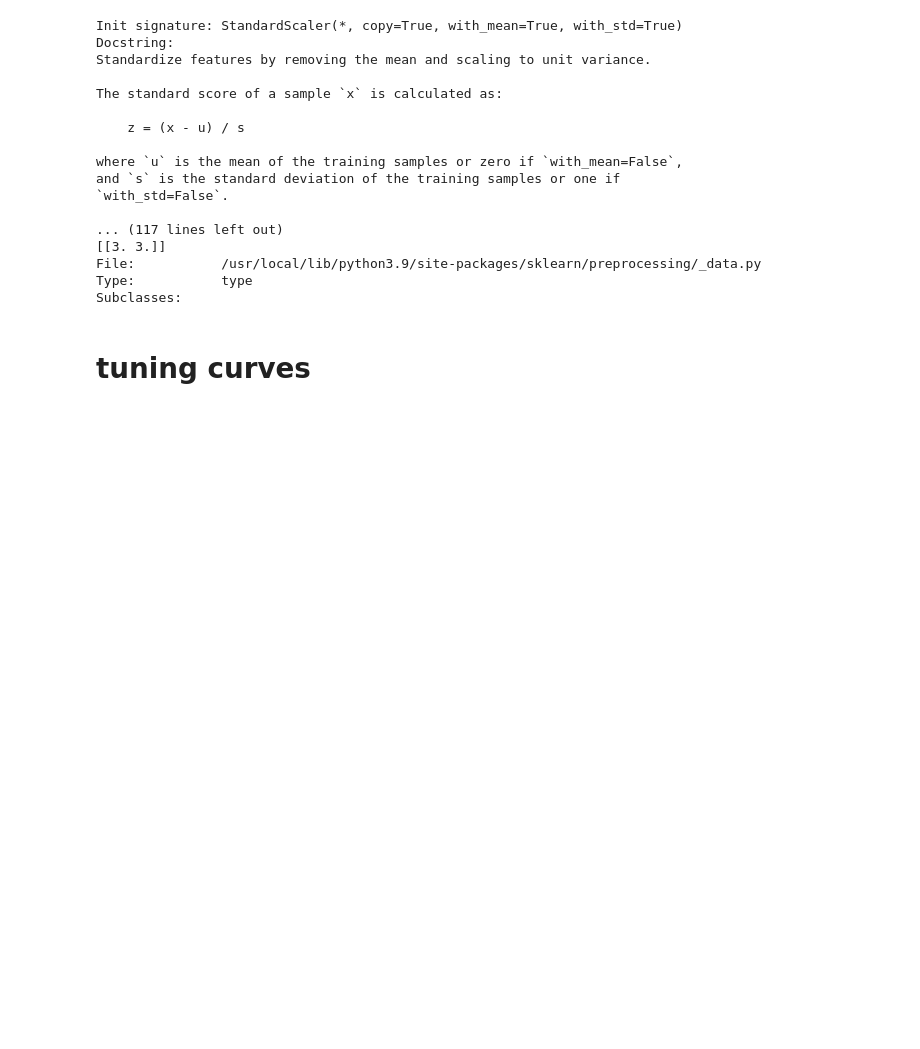
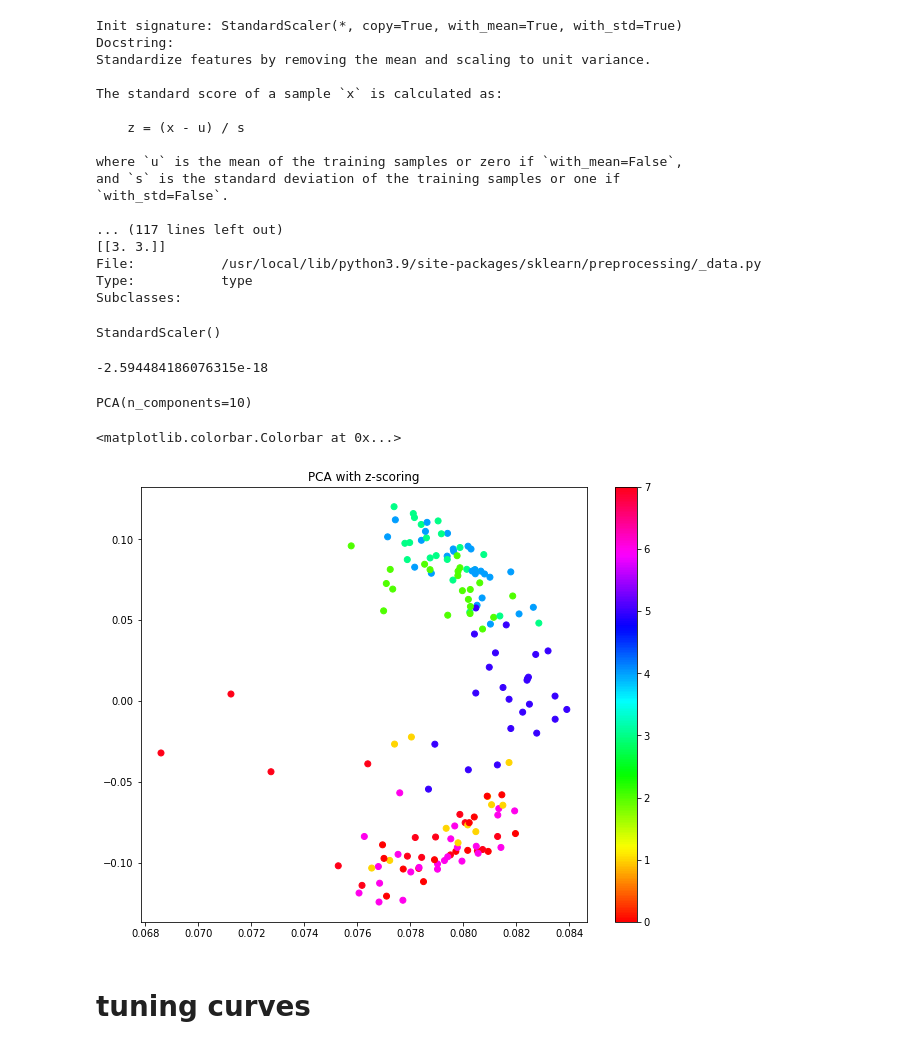
Before and after one commit to CONECT-INT/2022_CENTURI-SummerSchool, a Jupyter notebook: dev/dataset1_laurent.ipynb, the cells around one changed output. Cells and saved outputs as stored; diff of their text form; code cells hidden in the pictures; blank space fills up the shorter version.

```diff
--- a/dev/dataset1_laurent.ipynb
+++ b/dev/dataset1_laurent.ipynb
@@ -210,6 +256,30 @@ and `s` is the standard deviation of the training samples or one if
 File:           /usr/local/lib/python3.9/site-packages/sklearn/preprocessing/_data.py
 Type:           type
 Subclasses:
+# %%
+scaler = StandardScaler()
+scaler.fit(R.T)
+# %% [output]
+StandardScaler()
+# %%
+zscore = scaler.fit_transform(R.T)
+# %%
+zscore.mean()
+# %% [output]
+-2.594484186076315e-18
+# %%
+pca = PCA(n_components=10)
+pca.fit(zscore)
+# %% [output]
+PCA(n_components=10)
+# %%
+plt.figure(figsize=(10,8))
+plt.scatter(pca.components_[0,:], pca.components_[1,:], c=direction, cmap='hsv')
+plt.title('PCA with z-scoring')
+plt.colorbar();
+# %% [output]
+<matplotlib.colorbar.Colorbar at 0x...>
+[figure, added]
 # %% [markdown]
 # tuning curves
 # %%
```
Also changed, not shown: parts of 8 cells of this notebook.
